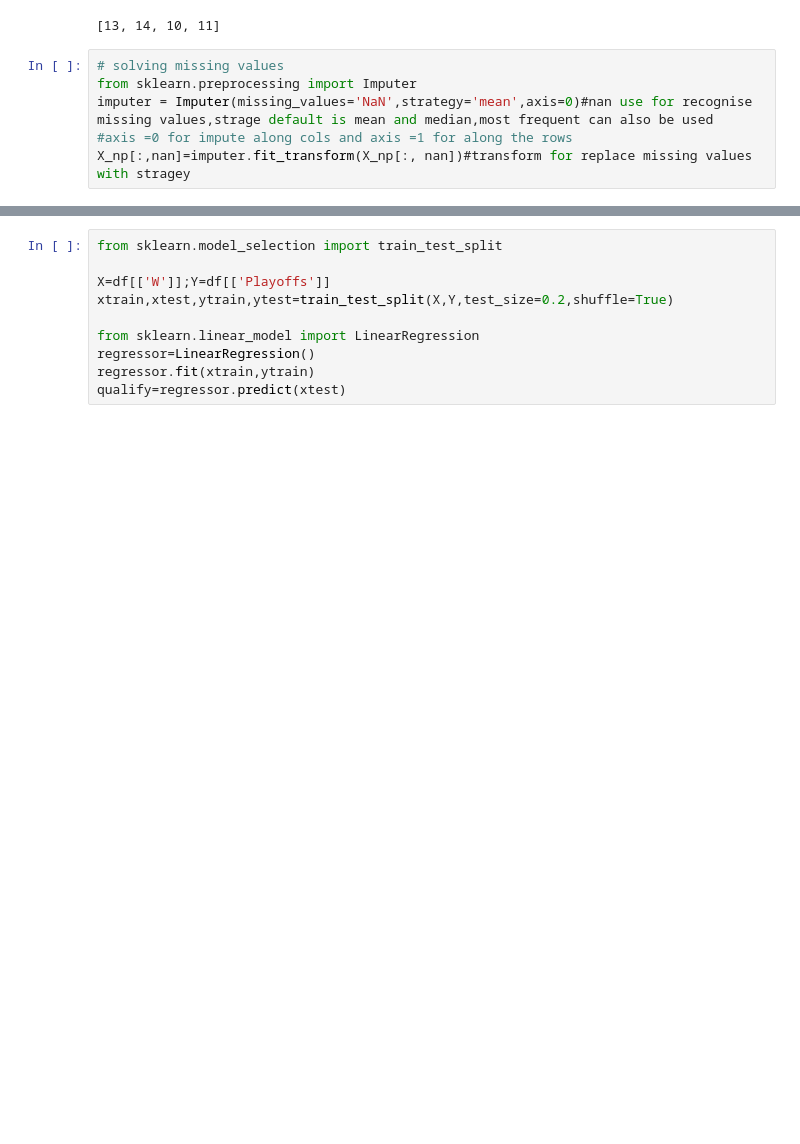
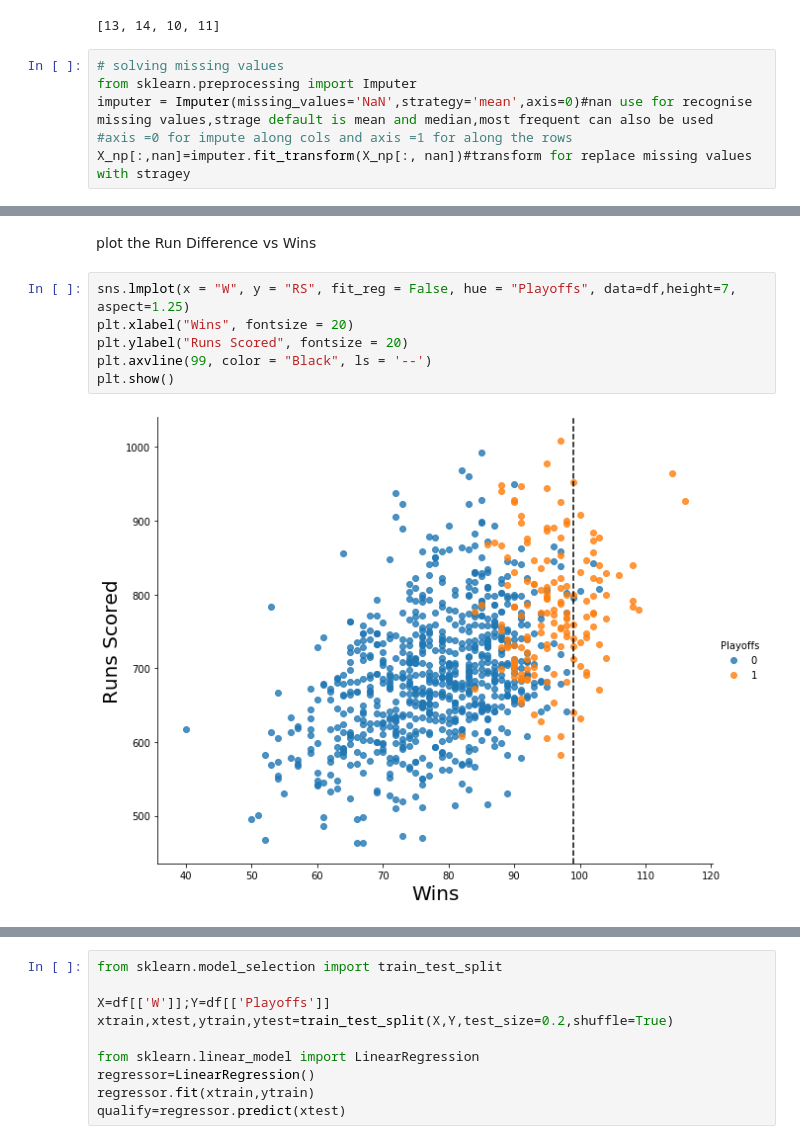
Before and after one commit to gagandeep7/moneyball-Problem-using-Python, a Jupyter notebook: Moneyball.ipynb, the cells around one changed output, grey strips where cells are left out. Cells and saved outputs as stored; diff of their text form; blank space fills up the shorter version.

```diff
--- a/Moneyball.ipynb
+++ b/Moneyball.ipynb
@@ -140,0 +95,10 @@ memory usage: 154.1+ KB
+# %% [markdown]
+plot the Run Difference vs Wins
+# %%
+sns.lmplot(x = "W", y = "RS", fit_reg = False, hue = "Playoffs", data=df,height=7, aspect=1.25)
+plt.xlabel("Wins", fontsize = 20)
+plt.ylabel("Runs Scored", fontsize = 20)
+plt.axvline(99, color = "Black", ls = '--')
+plt.show()
+# %% [output]
+[figure, added]
```
Also changed, not shown: parts of 37 cells of this notebook.
